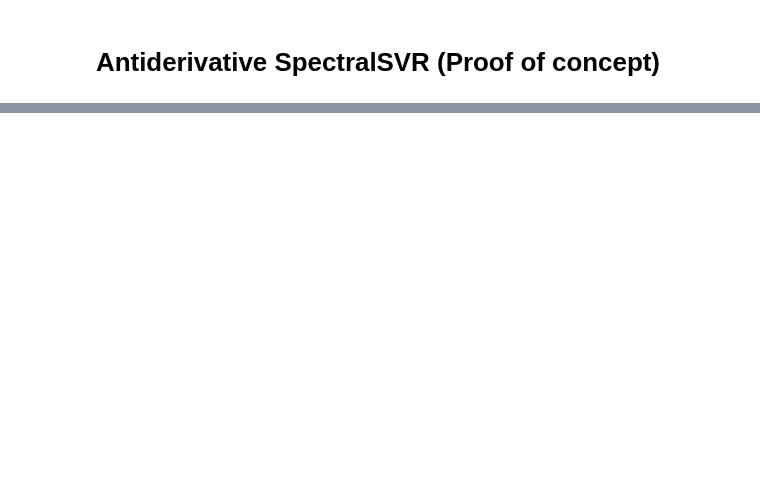
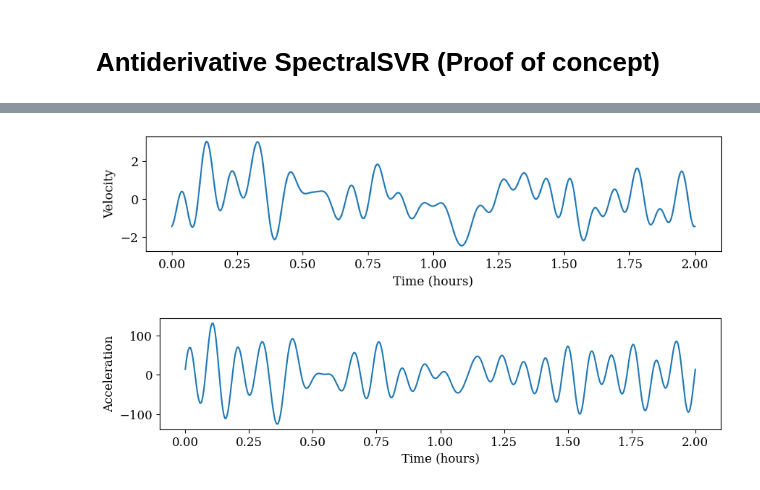
Before and after one commit to nidduzzi/SpectralSVR, a Jupyter notebook: notebooks/cases/antiderivative/antiderivative.ipynb, the cells around one changed output, grey strips where cells are left out. Saved outputs shown, nothing was run; the diff lists cells and outputs as text; code cells hidden in the pictures; blank space fills up the shorter version.

```diff
--- a/notebooks/cases/antiderivative/antiderivative.ipynb
+++ b/notebooks/cases/antiderivative/antiderivative.ipynb
@@ -188,0 +73,16 @@ plt.show()
+# %%
+plt.figure(figsize=(10,2))
+u_clean.plot(i=0, res=domain, legend=False)
+plt.xlabel("Time (hours)")
+plt.ylabel("Velocity")
+save_to_pgf("antiderivative_clean_0.pgf")
+plt.show()
+plt.figure(figsize=(10, 2))
+f_clean.plot(i=0, res=domain, legend=False)
+plt.xlabel("Time (hours)")
+plt.ylabel("Acceleration")
+save_to_pgf("derivative_clean_0.pgf")
+plt.show()
+# %% [output]
+[figure, added]
+[figure, added]
```
Also changed, not shown: parts of 42 cells of this notebook, 1 other file.
